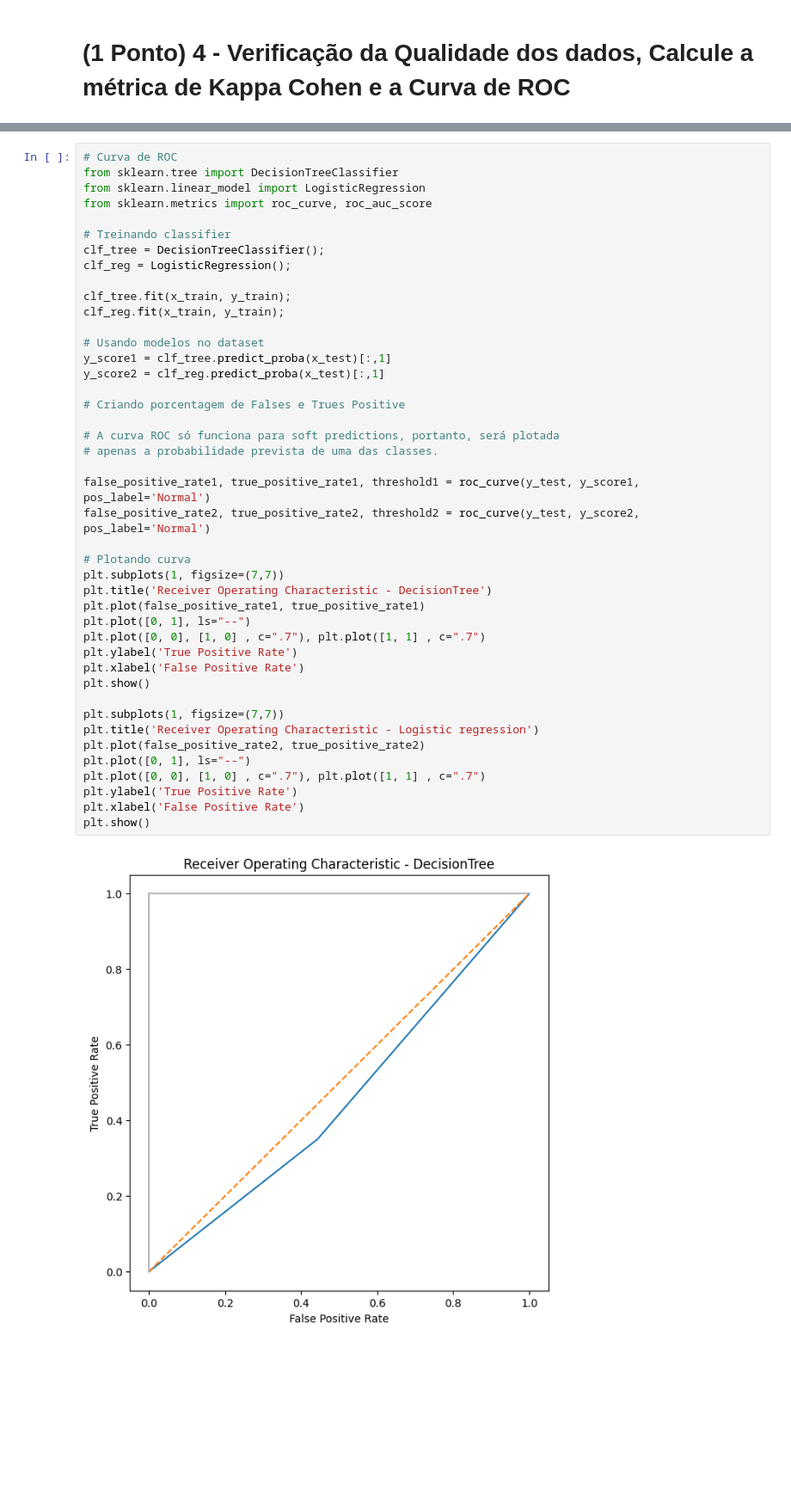
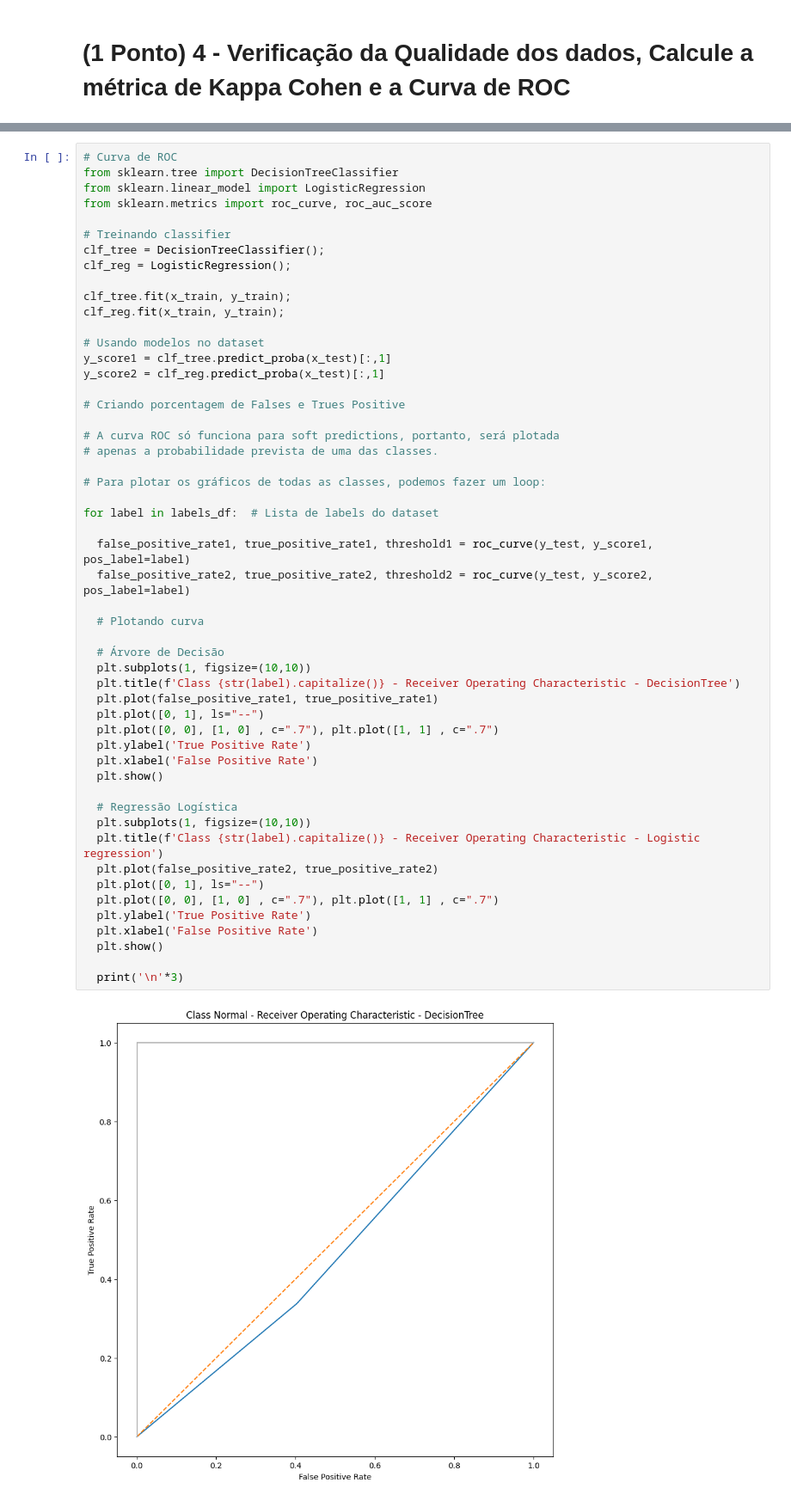
Before and after one commit to brunofbpaula/IA-FIAP, a Jupyter notebook: Aula/Checkpoint_2_Classificadores_de_IA.ipynb, the cells around one changed output, grey strips where cells are left out. Shown: that part at 86% size. Cells and saved outputs as stored; diff of their text form; blank space fills up the shorter version.

```diff
--- a/Aula/Checkpoint_2_Classificadores_de_IA.ipynb
+++ b/Aula/Checkpoint_2_Classificadores_de_IA.ipynb
@@ -238,45 +261,54 @@ k = cohen_kappa_score(y1, y2, *, labels=None, weights=None, sample_weight=None)
 # %%
 # Curva de ROC
 from sklearn.tree import DecisionTreeClassifier
 from sklearn.linear_model import LogisticRegression
 from sklearn.metrics import roc_curve, roc_auc_score
 
 # Treinando classifier
 clf_tree = DecisionTreeClassifier();
 clf_reg = LogisticRegression();
 
 clf_tree.fit(x_train, y_train);
 clf_reg.fit(x_train, y_train);
 
 # Usando modelos no dataset
 y_score1 = clf_tree.predict_proba(x_test)[:,1]
 y_score2 = clf_reg.predict_proba(x_test)[:,1]
 
 # Criando porcentagem de Falses e Trues Positive
 
 # A curva ROC só funciona para soft predictions, portanto, será plotada
 # apenas a probabilidade prevista de uma das classes.
 
-false_positive_rate1, true_positive_rate1, threshold1 = roc_curve(y_test, y_score1, pos_label='Normal')
-false_positive_rate2, true_positive_rate2, threshold2 = roc_curve(y_test, y_score2, pos_label='Normal')
+# Para plotar os gráficos de todas as classes, podemos fazer um loop:
 
-# Plotando curva
-plt.subplots(1, figsize=(7,7))
-plt.title('Receiver Operating Characteristic - DecisionTree')
-plt.plot(false_positive_rate1, true_positive_rate1)
-plt.plot([0, 1], ls="--")
-plt.plot([0, 0], [1, 0] , c=".7"), plt.plot([1, 1] , c=".7")
-plt.ylabel('True Positive Rate')
-plt.xlabel('False Positive Rate')
-plt.show()
+for label in labels_df:  # Lista de labels do dataset
 
-plt.subplots(1, figsize=(7,7))
-plt.title('Receiver Operating Characteristic - Logistic regression')
-plt.plot(false_positive_rate2, true_positive_rate2)
-plt.plot([0, 1], ls="--")
-plt.plot([0, 0], [1, 0] , c=".7"), plt.plot([1, 1] , c=".7")
-plt.ylabel('True Positive Rate')
-plt.xlabel('False Positive Rate')
-plt.show()
+  false_positive_rate1, true_positive_rate1, threshold1 = roc_curve(y_test, y_score1, pos_label=label)
+  false_positive_rate2, true_positive_rate2, threshold2 = roc_curve(y_test, y_score2, pos_label=label)
+
+  # Plotando curva
+
+  # Árvore de Decisão
+  plt.subplots(1, figsize=(10,10))
+  plt.title(f'Class {str(label).capitalize()} - Receiver Operating Characteristic - DecisionTree')
+  plt.plot(false_positive_rate1, true_positive_rate1)
+  plt.plot([0, 1], ls="--")
+  plt.plot([0, 0], [1, 0] , c=".7"), plt.plot([1, 1] , c=".7")
+  plt.ylabel('True Positive Rate')
+  plt.xlabel('False Positive Rate')
+  plt.show()
+
+  # Regressão Logística
+  plt.subplots(1, figsize=(10,10))
+  plt.title(f'Class {str(label).capitalize()} - Receiver Operating Characteristic - Logistic regression')
+  plt.plot(false_positive_rate2, true_positive_rate2)
+  plt.plot([0, 1], ls="--")
+  plt.plot([0, 0], [1, 0] , c=".7"), plt.plot([1, 1] , c=".7")
+  plt.ylabel('True Positive Rate')
+  plt.xlabel('False Positive Rate')
+  plt.show()
+
+  print('\n'*3)
 # %% [output]
-[figure, old version]
+[figure, new version]
```
Also changed, not shown: parts of 3 cells of this notebook.
